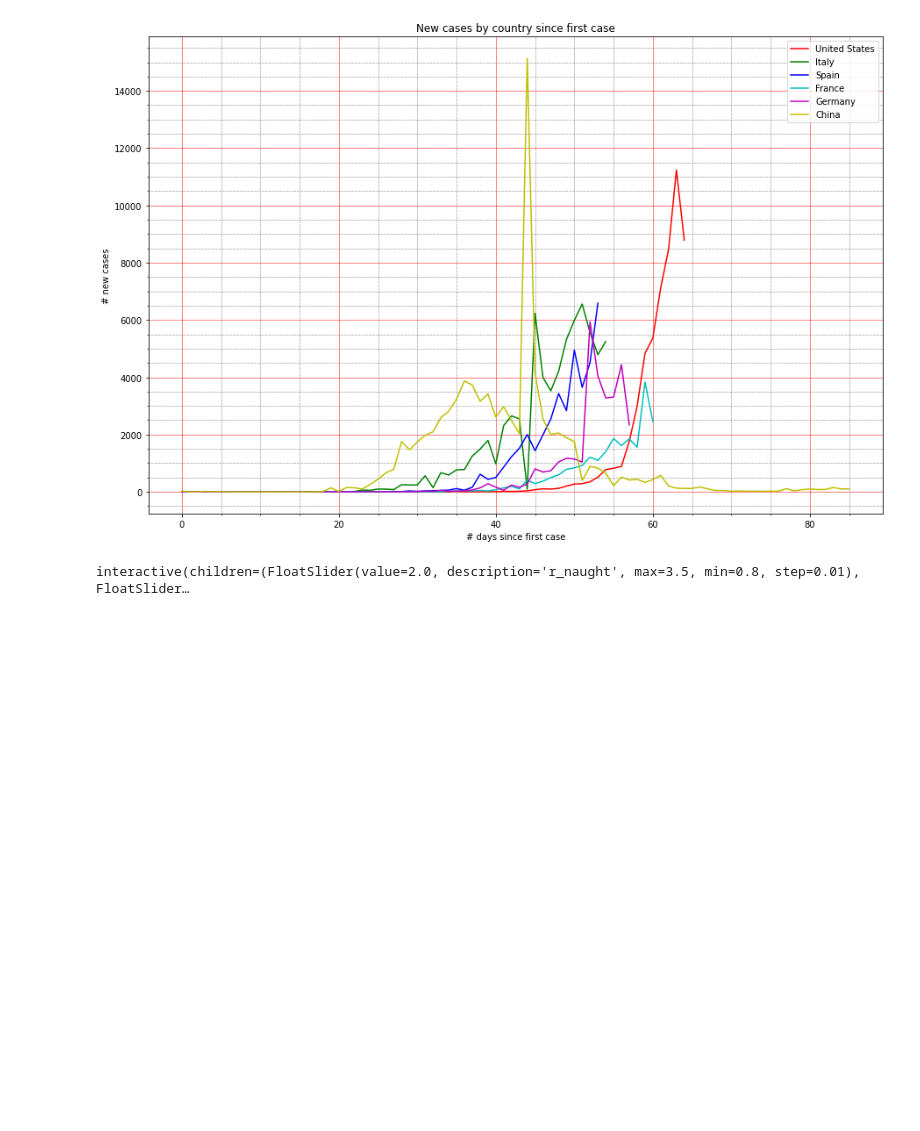
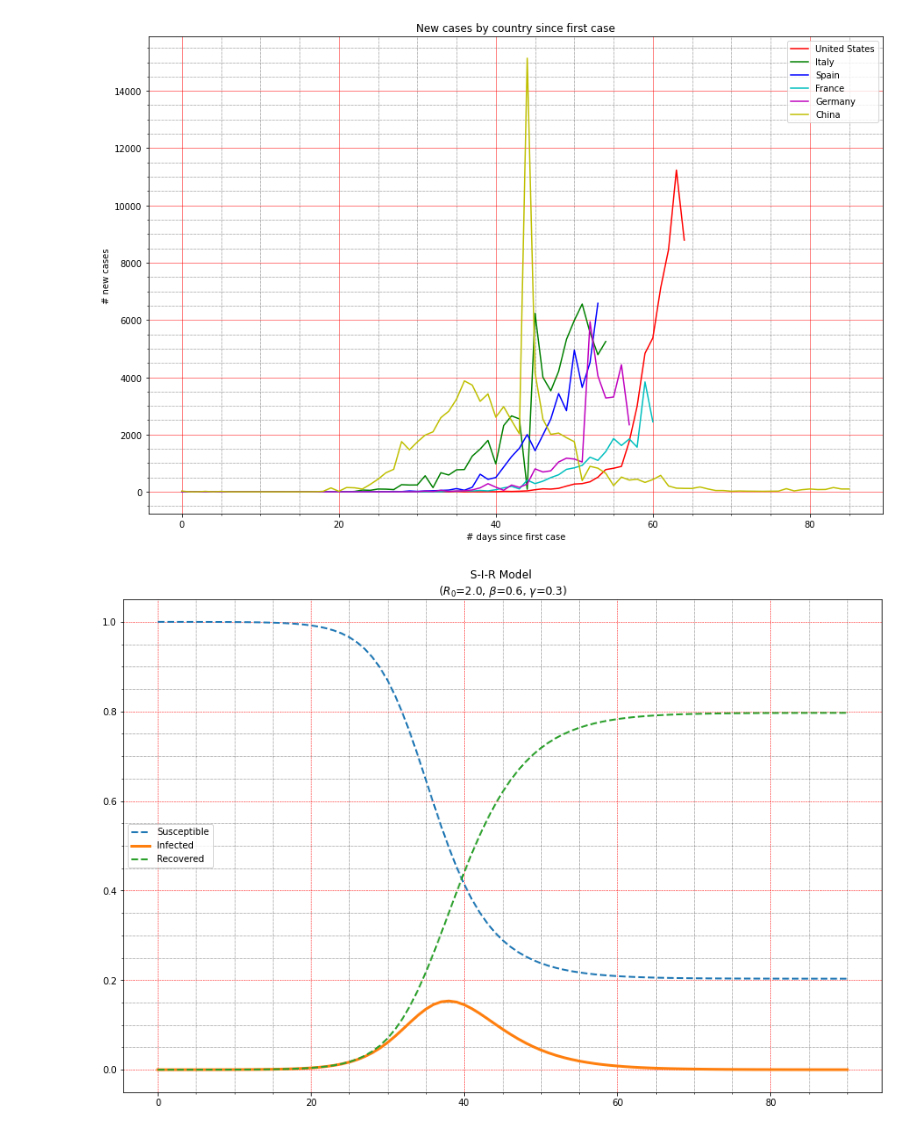
Before and after one commit to vinayshanbhag/covid19, a Jupyter notebook: covid_19_viz.ipynb, the cells around one changed output. Drawn from its saved outputs; the diff is of its cells as text; code cells hidden in the pictures; blank space fills up the shorter version.

Commit message:
SIR Model, covid-19 case data

```diff
--- a/covid_19_viz.ipynb
+++ b/covid_19_viz.ipynb
@@ -146,34 +146,37 @@ def eqs(val,t, beta, gamma):
 	Y[1] = beta * val[0] * val[1] - gamma * val[1]
 	Y[2] = gamma * val[1]
 	return Y
 
 
-@widgets.interact_manual(
-    r_naught=(0.8,3.5,0.01), gamma=(0.1, 0.9,0.01))
+#@widgets.interact_manual(
+#    r_naught=(0.8,3.5,0.01), gamma=(0.1, 0.9,0.01))
 def plot(r_naught=2.0, gamma=0.3):
 	#gamma = 0.3
 	#r_naught = 2.0
 	beta = gamma*r_naught
 	step = 1
 	start = 0.0
 	end = 90.0
 	infected_0 = 1e-5
 	susceptible_0 = 1-infected_0
 	recovered_0 = 0.0
 	init_val = (susceptible_0, infected_0, recovered_0)
 
 	t_range = np.arange(start, end+step, step)
 	RES = odeint(eqs,init_val,t_range,(beta, gamma))
 
 	fig = plt.figure(figsize=(15,10))
 	plt.plot(RES[:,0],linestyle='--',linewidth=2)
 	plt.plot(RES[:,1],linestyle='-',linewidth=3)
 	plt.plot(RES[:,2],linestyle='--',linewidth=2)
 	plt.legend(['Susceptible','Infected','Recovered'],loc='center left')
-	plt.title('S-I-R Model');
+	plt.title(r"""S-I-R Model
+($R_0$={}, $\beta$={}, $\gamma$={})""".format(r_naught, beta, gamma));
 	plt.minorticks_on()
 	plt.grid(which='major', linestyle='--', linewidth='0.5', color='red')
 	plt.grid(which='minor', linestyle=':', linewidth='0.5', color='black')
 	plt.show()
+
+plot()
 # %% [output]
-interactive(children=(FloatSlider(value=2.0, description='r_naught', max=3.5, min=0.8, step=0.01), FloatSlider…
+[figure, added]
```
